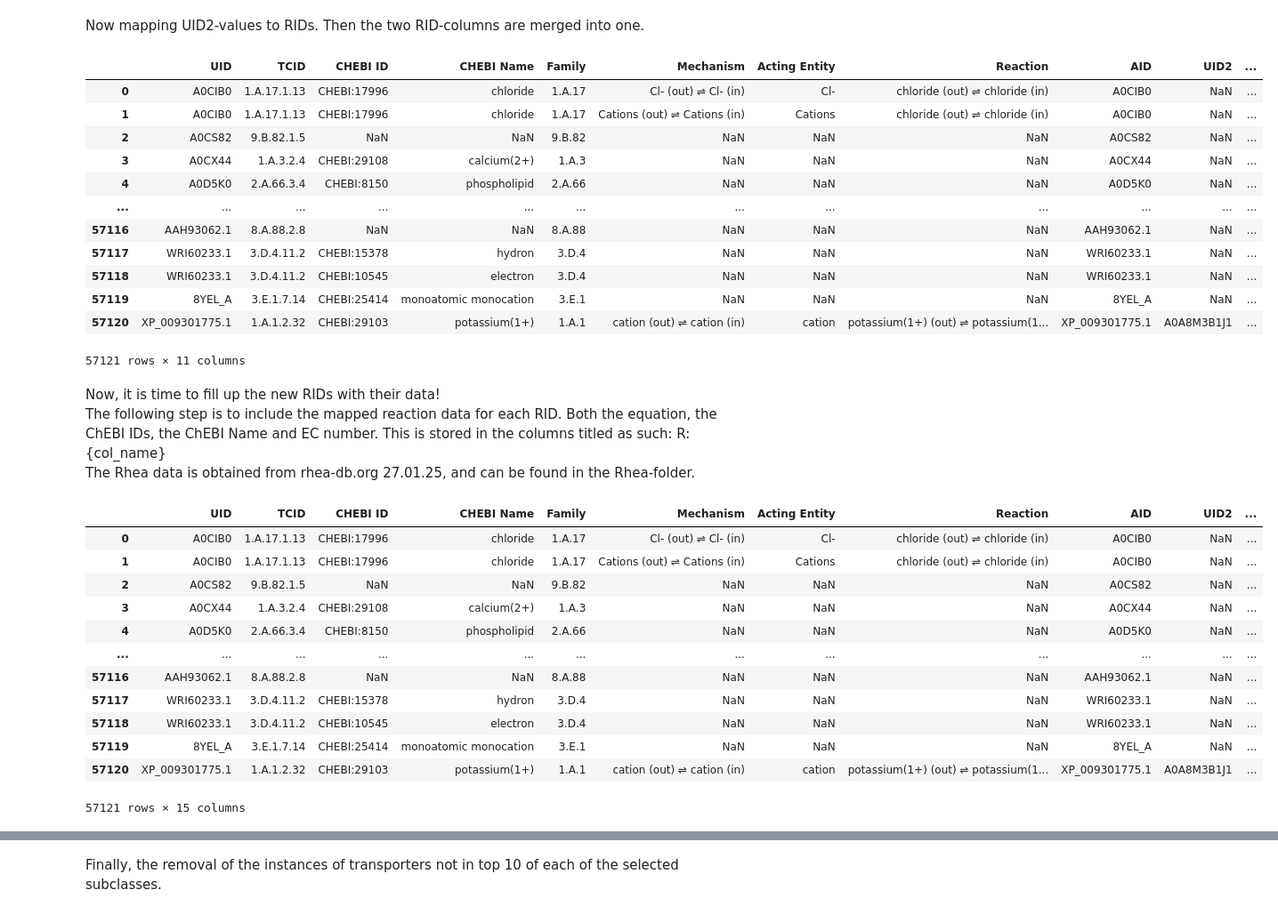
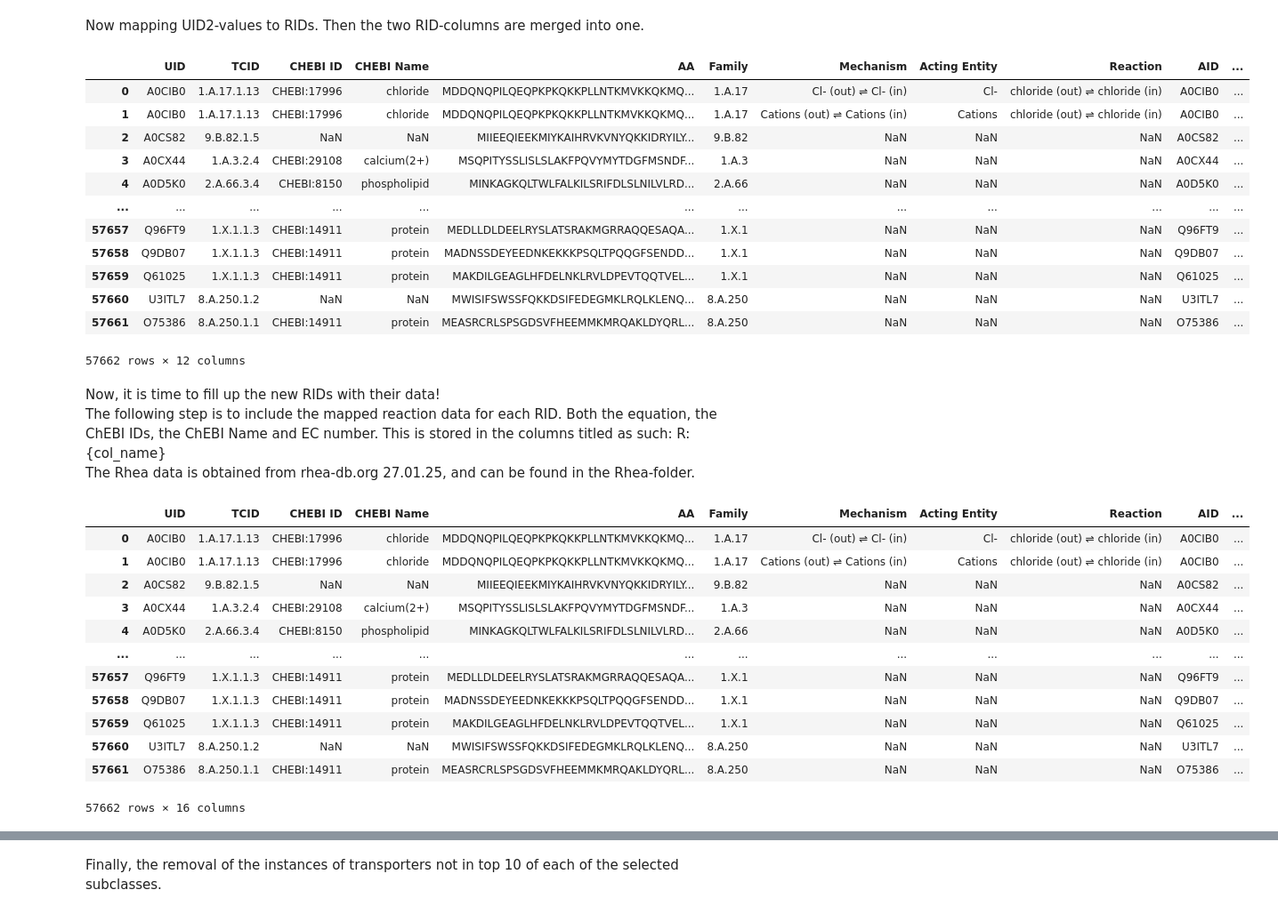
Before and after one commit to blandro/master-project, a Jupyter notebook: Approach 1/main1.ipynb, the cells around one changed output, grey strips where cells are left out. Shown: that part at 89% size. Cells and saved outputs as stored; diff of their text form; code cells hidden in the pictures.

```diff
--- a/Approach 1/main1.ipynb
+++ b/Approach 1/main1.ipynb
@@ -20,7 +21,7 @@ def fetch_data(url):
     return response.text
 
 
-def parse_data(uid_txt, substrates_txt):
+def parse_data(uid_txt, substrates_txt, aa_txt):
 
     # TCID and Accesion ID (UID/RefSeq)
     uid_data = [line.split("\t") for line in uid_txt.strip().split("\n")]
@@ -29,20 +30,32 @@ def parse_data(uid_txt, substrates_txt):
     # Substrates (TCID, CHEBI ID and CHEBI Name)
     substrates_lines = substrates_txt.strip().split("\n")
     substrate_data = [[line.split("\t")[0], chebi.split(";")[0], chebi.split(";")[1]]
-        for line in substrates_lines
-        for chebi in line.split("\t")[1].split("|")]
+                        for line in substrates_lines
+                        for chebi in line.split("\t")[1].split("|")]
 
     df_substrates = pd.DataFrame(substrate_data, columns=["TCID", "CHEBI ID", "CHEBI Name"])
 
-    return df_uid, df_substrates
+    # AA sequence (TCID, UID and AA)
+    fasta_io = StringIO(aa_txt)
+    tc_data = [[record.description.split("|")[3].split()[0],  # TCID
+                record.description.split("|")[2],  # UID
+                str(record.seq)]  # AA
+                for record in SeqIO.parse(fasta_io, "fasta")]
+
+    df_aa = pd.DataFrame(tc_data, columns=["TCID", "UID", "AA"])
+
+    return df_uid, df_substrates, df_aa
 # %%
 tc_uid_url = "https://www.tcdb.org/cgi-bin/projectv/public/acc2tcid.py"
 tc_substrates_url = "https://www.tcdb.org/cgi-bin/substrates/getSubstrates.py"
+tc_aa_url = "https://www.tcdb.org/public/tcdb"
 
 tc_uid_txt = fetch_data(tc_uid_url)
 tc_substrates_txt = fetch_data(tc_substrates_url)
+tc_aa_txt = fetch_data(tc_aa_url)
 
-df_uid, df_substrates = parse_data(tc_uid_txt, tc_substrates_txt)
+
+df_uid, df_substrates, df_aa = parse_data(tc_uid_txt, tc_substrates_txt, tc_aa_txt)
 # %% [markdown]
 First I'll merge the DFs.\
 The relevant subclasses were retrieved in Misc/TCDB_composition.ipynb, and are: [1.A, 1.B, 1.C, 2.A, 3.A]\
@@ -50,6 +63,8 @@ From these subclasses, the ten most populated familes were obtained for further
 Only the top ten families in each of the subclasses above are of interest, but the rest will not be removed before the end.
 # %%
 df = pd.merge(df_uid, df_substrates, on="TCID", how="left")
+df_aa = df_aa.drop("TCID", axis=1)
+df = pd.merge(df, df_aa, left_on="UID", right_on="UID", how="left")
 
 
 # Importing the families and related mechanisms
@@ -59,6 +74,6 @@ df_family_mechanisms["Mechanism"] = df_family_mechanisms["Mechanism"].replace({"
 # Filter out families not in top 10 of each of the selected subclasses
 df["Family"] = df["TCID"].apply(lambda x: ".".join(x.split(".")[:3]))
 df = df.merge(df_family_mechanisms[["Family", "Mechanism", "Acting Entity"]], on="Family", how="left")
+# Keeping the "Family"-column until only top ten families of each chosen subclass is removed
 df
-# Keeping the "Family"-column until only top ten families of each chosen subclass is removed
 # %% [output]
@@ -149,19 +164,19 @@ df = df.drop(columns=["UID_y", "RID_x", "RID_y"])
 df.rename(columns={"UID_x": "UID"}, inplace=True)
 df
 # %% [output]
-|  | UID | TCID | CHEBI ID | CHEBI Name | Family | Mechanism | Acting Entity | Reaction | AID | UID2 | ... |
-| 0 | A0CIB0 | 1.A.17.1.13 | CHEBI:17996 | chloride | 1.A.17 | Cl- (out) ⇌ Cl- (in) | Cl- | chloride (out) ⇌ chloride (in) | A0CIB0 | NaN | ... |
-| 1 | A0CIB0 | 1.A.17.1.13 | CHEBI:17996 | chloride | 1.A.17 | Cations (out) ⇌ Cations (in) | Cations | chloride (out) ⇌ chloride (in) | A0CIB0 | NaN | ... |
-| 2 | A0CS82 | 9.B.82.1.5 | NaN | NaN | 9.B.82 | NaN | NaN | NaN | A0CS82 | NaN | ... |
-| 3 | A0CX44 | 1.A.3.2.4 | CHEBI:29108 | calcium(2+) | 1.A.3 | NaN | NaN | NaN | A0CX44 | NaN | ... |
-| 4 | A0D5K0 | 2.A.66.3.4 | CHEBI:8150 | phospholipid | 2.A.66 | NaN | NaN | NaN | A0D5K0 | NaN | ... |
+|  | UID | TCID | CHEBI ID | CHEBI Name | AA | Family | Mechanism | Acting Entity | Reaction | AID | ... |
+| 0 | A0CIB0 | 1.A.17.1.13 | CHEBI:17996 | chloride | MDDQNQPILQEQPKPKQKKPLLNTKMVKKQKMQ... | 1.A.17 | Cl- (out) ⇌ Cl- (in) | Cl- | chloride (out) ⇌ chloride (in) | A0CIB0 | ... |
+| 1 | A0CIB0 | 1.A.17.1.13 | CHEBI:17996 | chloride | MDDQNQPILQEQPKPKQKKPLLNTKMVKKQKMQ... | 1.A.17 | Cations (out) ⇌ Cations (in) | Cations | chloride (out) ⇌ chloride (in) | A0CIB0 | ... |
+| 2 | A0CS82 | 9.B.82.1.5 | NaN | NaN | MIIEEQIEEKMIYKAIHRVKVNYQKKIDRYILY... | 9.B.82 | NaN | NaN | NaN | A0CS82 | ... |
+| 3 | A0CX44 | 1.A.3.2.4 | CHEBI:29108 | calcium(2+) | MSQPITYSSLISLSLAKFPQVYMYTDGFMSNDF... | 1.A.3 | NaN | NaN | NaN | A0CX44 | ... |
+| 4 | A0D5K0 | 2.A.66.3.4 | CHEBI:8150 | phospholipid | MINKAGKQLTWLFALKILSRIFDLSLNILVLRD... | 2.A.66 | NaN | NaN | NaN | A0D5K0 | ... |
 | ... | ... | ... | ... | ... | ... | ... | ... | ... | ... | ... | ... |
-| 57116 | AAH93062.1 | 8.A.88.2.8 | NaN | NaN | 8.A.88 | NaN | NaN | NaN | AAH93062.1 | NaN | ... |
-| 57117 | WRI60233.1 | 3.D.4.11.2 | CHEBI:15378 | hydron | 3.D.4 | NaN | NaN | NaN | WRI60233.1 | NaN | ... |
-| 57118 | WRI60233.1 | 3.D.4.11.2 | CHEBI:10545 | electron | 3.D.4 | NaN | NaN | NaN | WRI60233.1 | NaN | ... |
-| 57119 | 8YEL_A | 3.E.1.7.14 | CHEBI:25414 | monoatomic monocation | 3.E.1 | NaN | NaN | NaN | 8YEL_A | NaN | ... |
-| 57120 | XP_009301775.1 | 1.A.1.2.32 | CHEBI:29103 | potassium(1+) | 1.A.1 | cation (out) ⇌ cation (in) | cation | potassium(1+) (out) ⇌ potassium(1... | XP_009301775.1 | A0A8M3B1J1 | ... |
+| 57657 | Q96FT9 | 1.X.1.1.3 | CHEBI:14911 | protein | MEDLLDLDEELRYSLATSRAKMGRRAQQESAQA... | 1.X.1 | NaN | NaN | NaN | Q96FT9 | ... |
+| 57658 | Q9DB07 | 1.X.1.1.3 | CHEBI:14911 | protein | MADNSSDEYEEDNKEKKKPSQLTPQQGFSENDD... | 1.X.1 | NaN | NaN | NaN | Q9DB07 | ... |
+| 57659 | Q61025 | 1.X.1.1.3 | CHEBI:14911 | protein | MAKDILGEAGLHFDELNKLRVLDPEVTQQTVEL... | 1.X.1 | NaN | NaN | NaN | Q61025 | ... |
+| 57660 | U3ITL7 | 8.A.250.1.2 | NaN | NaN | MWISIFSWSSFQKKDSIFEDEGMKLRQLKLENQ... | 8.A.250 | NaN | NaN | NaN | U3ITL7 | ... |
+| 57661 | O75386 | 8.A.250.1.1 | CHEBI:14911 | protein | MEASRCRLSPSGDSVFHEEMMKMRQAKLDYQRL... | 8.A.250 | NaN | NaN | NaN | O75386 | ... |
-57121 rows × 11 columns
+57662 rows × 12 columns
 # %% [markdown]
 Now, it is time to fill up the new RIDs with their data!\
 The following step is to include the mapped reaction data for each RID. Both the equation, the ChEBI IDs, the ChEBI Name and EC number. This is stored in the columns titled as such: R:{col_name}\
@@ -169,30 +184,31 @@ The Rhea data is obtained from rhea-db.org 27.01.25, and can be found in the Rhe
 # %%
 rhea = pd.read_csv("../Rhea/Rhea.tsv", sep="\t")
 
 rhea["Reaction identifier"] = rhea["Reaction identifier"].astype(str)
 df["RID"] = df["RID"].astype(str)
 df = df.merge(rhea, left_on="RID", right_on="Reaction identifier", how="left")
 
 df = df.drop(columns=["Reaction identifier"])
 df = df.rename(columns=lambda x: f"R:{x}" if x not in
-               ["TCID", "UID", "CHEBI ID", "CHEBI Name", "Mechanism", "Acting Entity", "Reaction", "RID", "Family", "AID", "UID2"]
-               else x)
+               ["TCID", "UID", "AA", "CHEBI ID", "CHEBI Name", "Mechanism",
+                "Acting Entity", "Reaction", "RID", "Family", "AID", "UID2"]
+                else x)
 df["RID"] = df["RID"].replace("nan", np.nan)
 
 df
 # %% [output]
-|  | UID | TCID | CHEBI ID | CHEBI Name | Family | Mechanism | Acting Entity | Reaction | AID | UID2 | ... |
-| 0 | A0CIB0 | 1.A.17.1.13 | CHEBI:17996 | chloride | 1.A.17 | Cl- (out) ⇌ Cl- (in) | Cl- | chloride (out) ⇌ chloride (in) | A0CIB0 | NaN | ... |
-| 1 | A0CIB0 | 1.A.17.1.13 | CHEBI:17996 | chloride | 1.A.17 | Cations (out) ⇌ Cations (in) | Cations | chloride (out) ⇌ chloride (in) | A0CIB0 | NaN | ... |
-| 2 | A0CS82 | 9.B.82.1.5 | NaN | NaN | 9.B.82 | NaN | NaN | NaN | A0CS82 | NaN | ... |
-| 3 | A0CX44 | 1.A.3.2.4 | CHEBI:29108 | calcium(2+) | 1.A.3 | NaN | NaN | NaN | A0CX44 | NaN | ... |
-| 4 | A0D5K0 | 2.A.66.3.4 | CHEBI:8150 | phospholipid | 2.A.66 | NaN | NaN | NaN | A0D5K0 | NaN | ... |
+|  | UID | TCID | CHEBI ID | CHEBI Name | AA | Family | Mechanism | Acting Entity | Reaction | AID | ... |
+| 0 | A0CIB0 | 1.A.17.1.13 | CHEBI:17996 | chloride | MDDQNQPILQEQPKPKQKKPLLNTKMVKKQKMQ... | 1.A.17 | Cl- (out) ⇌ Cl- (in) | Cl- | chloride (out) ⇌ chloride (in) | A0CIB0 | ... |
+| 1 | A0CIB0 | 1.A.17.1.13 | CHEBI:17996 | chloride | MDDQNQPILQEQPKPKQKKPLLNTKMVKKQKMQ... | 1.A.17 | Cations (out) ⇌ Cations (in) | Cations | chloride (out) ⇌ chloride (in) | A0CIB0 | ... |
+| 2 | A0CS82 | 9.B.82.1.5 | NaN | NaN | MIIEEQIEEKMIYKAIHRVKVNYQKKIDRYILY... | 9.B.82 | NaN | NaN | NaN | A0CS82 | ... |
+| 3 | A0CX44 | 1.A.3.2.4 | CHEBI:29108 | calcium(2+) | MSQPITYSSLISLSLAKFPQVYMYTDGFMSNDF... | 1.A.3 | NaN | NaN | NaN | A0CX44 | ... |
+| 4 | A0D5K0 | 2.A.66.3.4 | CHEBI:8150 | phospholipid | MINKAGKQLTWLFALKILSRIFDLSLNILVLRD... | 2.A.66 | NaN | NaN | NaN | A0D5K0 | ... |
 | ... | ... | ... | ... | ... | ... | ... | ... | ... | ... | ... | ... |
-| 57116 | AAH93062.1 | 8.A.88.2.8 | NaN | NaN | 8.A.88 | NaN | NaN | NaN | AAH93062.1 | NaN | ... |
-| 57117 | WRI60233.1 | 3.D.4.11.2 | CHEBI:15378 | hydron | 3.D.4 | NaN | NaN | NaN | WRI60233.1 | NaN | ... |
-| 57118 | WRI60233.1 | 3.D.4.11.2 | CHEBI:10545 | electron | 3.D.4 | NaN | NaN | NaN | WRI60233.1 | NaN | ... |
-| 57119 | 8YEL_A | 3.E.1.7.14 | CHEBI:25414 | monoatomic monocation | 3.E.1 | NaN | NaN | NaN | 8YEL_A | NaN | ... |
-| 57120 | XP_009301775.1 | 1.A.1.2.32 | CHEBI:29103 | potassium(1+) | 1.A.1 | cation (out) ⇌ cation (in) | cation | potassium(1+) (out) ⇌ potassium(1... | XP_009301775.1 | A0A8M3B1J1 | ... |
+| 57657 | Q96FT9 | 1.X.1.1.3 | CHEBI:14911 | protein | MEDLLDLDEELRYSLATSRAKMGRRAQQESAQA... | 1.X.1 | NaN | NaN | NaN | Q96FT9 | ... |
+| 57658 | Q9DB07 | 1.X.1.1.3 | CHEBI:14911 | protein | MADNSSDEYEEDNKEKKKPSQLTPQQGFSENDD... | 1.X.1 | NaN | NaN | NaN | Q9DB07 | ... |
+| 57659 | Q61025 | 1.X.1.1.3 | CHEBI:14911 | protein | MAKDILGEAGLHFDELNKLRVLDPEVTQQTVEL... | 1.X.1 | NaN | NaN | NaN | Q61025 | ... |
+| 57660 | U3ITL7 | 8.A.250.1.2 | NaN | NaN | MWISIFSWSSFQKKDSIFEDEGMKLRQLKLENQ... | 8.A.250 | NaN | NaN | NaN | U3ITL7 | ... |
+| 57661 | O75386 | 8.A.250.1.1 | CHEBI:14911 | protein | MEASRCRLSPSGDSVFHEEMMKMRQAKLDYQRL... | 8.A.250 | NaN | NaN | NaN | O75386 | ... |
-57121 rows × 15 columns
+57662 rows × 16 columns
 # %% [markdown]
 Now, it looks as desired!\
```
Also changed, not shown: parts of 5 cells of this notebook.
